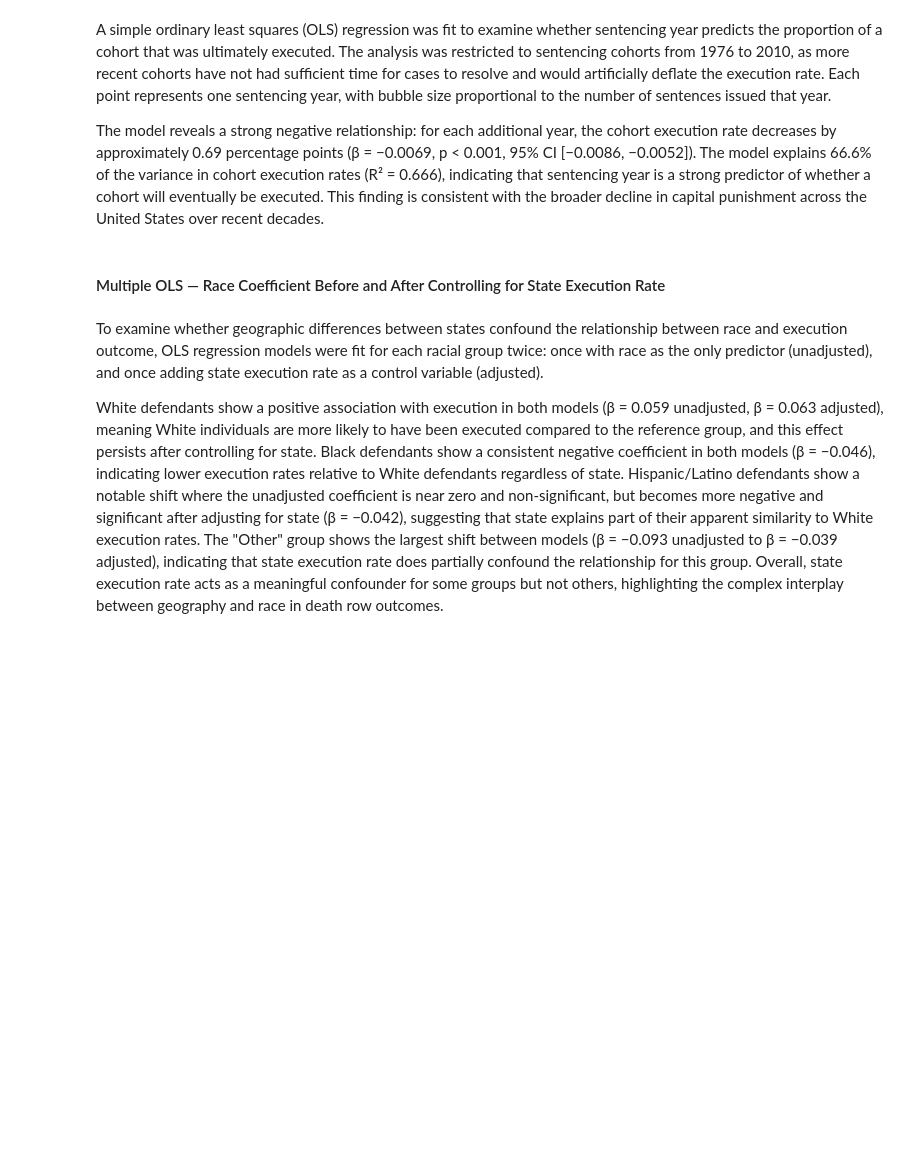
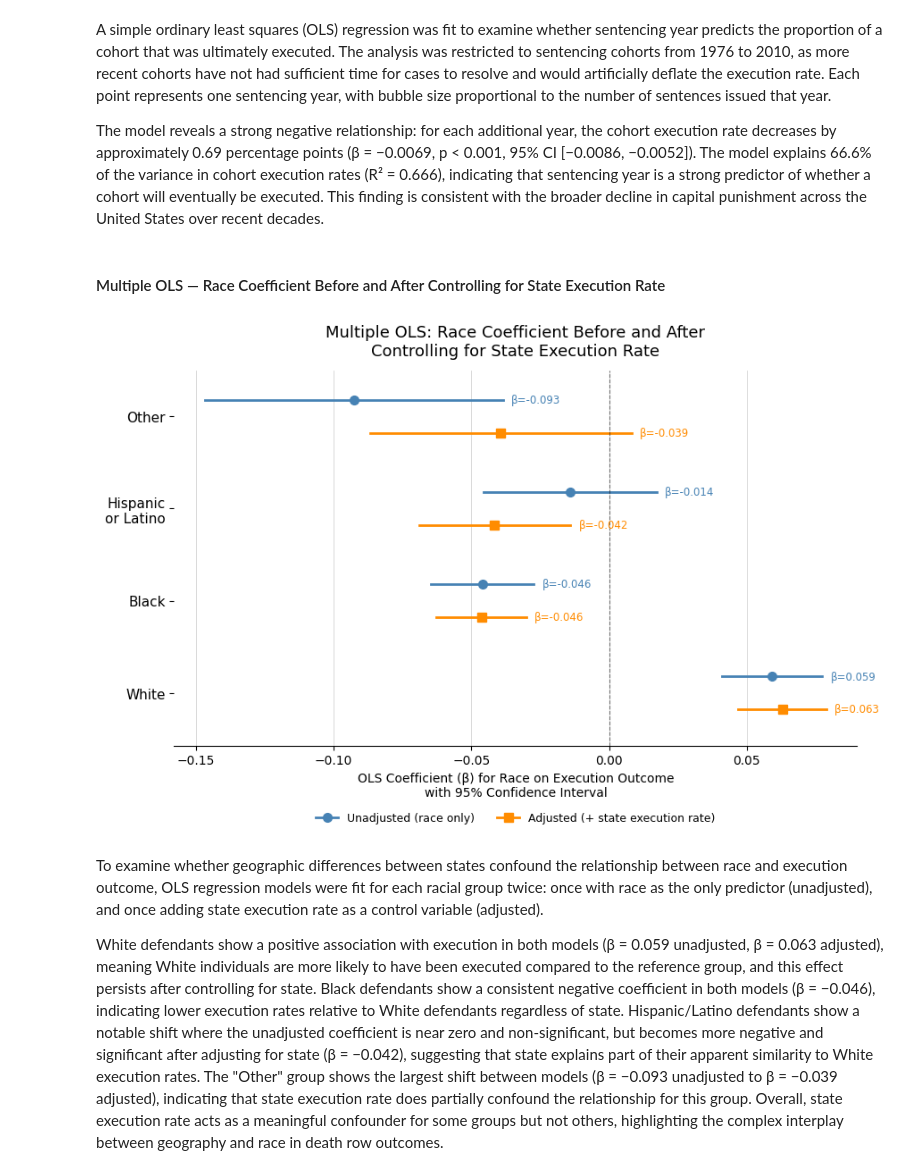
Before and after one commit to COGS108/Group152_WI26, a Jupyter notebook: 03-FinalProject.ipynb, the cells around one changed output. Cells and saved outputs as stored; diff of their text form; code cells hidden in the pictures; blank space fills up the shorter version.

```diff
--- a/03-FinalProject.ipynb
+++ b/03-FinalProject.ipynb
@@ -879,8 +1010,17 @@ df['race_Black']    = (df['race_clean'] == 'Black').astype(float)
 df['race_Hispanic'] = (df['race_clean'] == 'Hispanic Or Latino').astype(float)
 df['race_Other']    = (df['race_clean'] == 'Other').astype(float)
 
+
+if df['executed'].dtype == 'bool':
+    df['executed_num'] = df['executed'].astype(int)
+
 state_exec = df.groupby('state')['executed_num'].mean().reset_index()
 state_exec.columns = ['state', 'state_exec_rate']
+
+
+cols_to_drop_from_df = ['state_exec_rate_x', 'state_exec_rate_y', 'state_exec_rate']
+df = df.drop(columns=[col for col in cols_to_drop_from_df if col in df.columns])
+
 df = df.merge(state_exec, on='state', how='left')
 
 def ols(X, y):
@@ -917,33 +1057,35 @@ for i, (rv, label) in enumerate(zip(race_vars, race_labels)):
     ax.plot([r['unadj_lo'], r['unadj_hi']], [y_u, y_u], color='steelblue', linewidth=2)
     ax.plot(r['unadj_b'], y_u, 'o', color='steelblue', markersize=7, zorder=4)
 
     ax.plot([r['adj_lo'], r['adj_hi']], [y_a, y_a], color='darkorange', linewidth=2)
     ax.plot(r['adj_b'], y_a, 's', color='darkorange', markersize=7, zorder=4)
 
     ax.text(r['unadj_hi'] + 0.003, y_u, f"β={r['unadj_b']:.3f}", va='center', fontsize=8.5, color='steelblue')
     ax.text(r['adj_hi']   + 0.003, y_a, f"β={r['adj_b']:.3f}",   va='center', fontsize=8.5, color='darkorange')
 
 ax.set_yticks(y_positions)
 ax.set_yticklabels(race_labels, fontsize=11)
 ax.axvline(0, color='black', linewidth=0.8, linestyle='--', alpha=0.5)
 
 legend_elements = [
     Line2D([0],[0], color='steelblue',  marker='o', linewidth=2, markersize=7, label='Unadjusted (race only)'),
     Line2D([0],[0], color='darkorange', marker='s', linewidth=2, markersize=7, label='Adjusted (+ state execution rate)'),
 ]
 ax.legend(handles=legend_elements, fontsize=9, frameon=False,
           loc='upper center', bbox_to_anchor=(0.5, -0.15), ncol=2)
 
 ax.set_xlabel('OLS Coefficient (β) for Race on Execution Outcome\nwith 95% Confidence Interval', fontsize=10)
 ax.set_title('Multiple OLS: Race Coefficient Before and After\nControlling for State Execution Rate',
              fontsize=13, fontweight='normal', pad=12)
 ax.spines['top'].set_visible(False)
 ax.spines['right'].set_visible(False)
 ax.spines['left'].set_visible(False)
 ax.grid(axis='x', color='lightgray', linewidth=0.6)
 ax.set_ylim(-0.8, 4.9)
 plt.tight_layout()
 plt.show()
+# %% [output]
+[figure, added]
 # %% [markdown]
 To examine whether geographic differences between states confound the relationship between
 race and execution outcome, OLS regression models were fit for each racial group twice:
```
Also changed, not shown: parts of 48 cells of this notebook.
